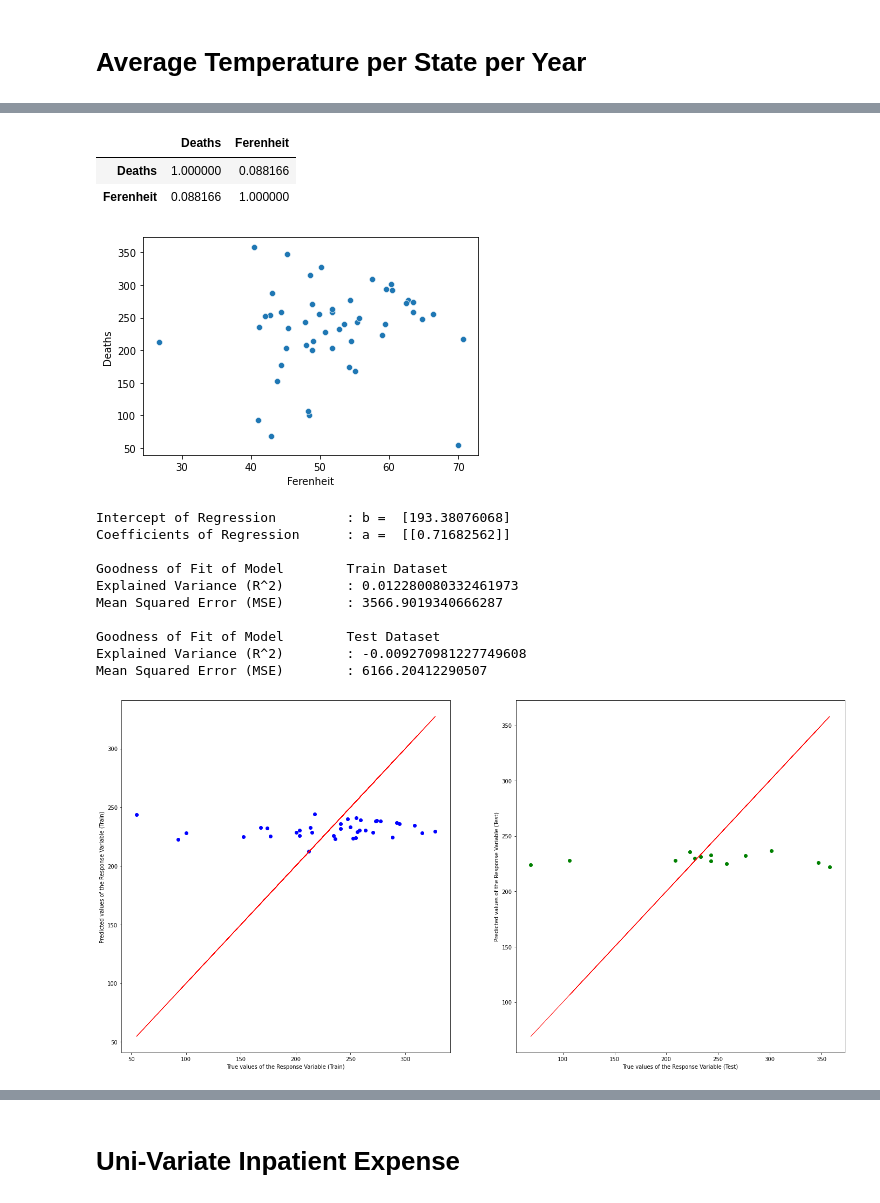
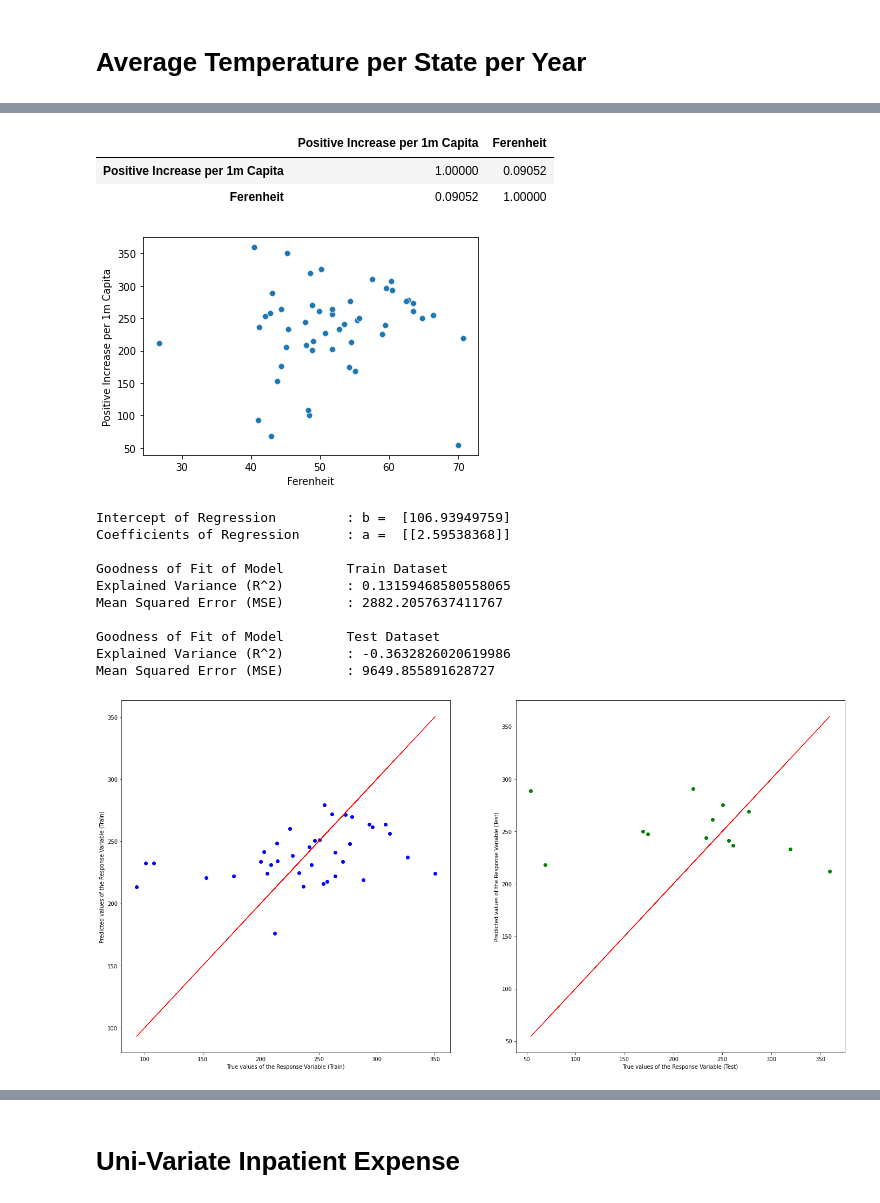
Before and after one commit to odinghosh/CE1115_project, a Jupyter notebook: CE1115_Project_060421_Main.ipynb, the cells around one changed output, grey strips where cells are left out. Drawn from its saved outputs; the diff is of its cells as text; code cells hidden in the pictures.

```diff
--- a/CE1115_Project_060421_Main.ipynb
+++ b/CE1115_Project_060421_Main.ipynb
@@ -148,0 +170,15 @@ state_data = pd.DataFrame.from_dict(average_death_dict, orient='index')
+# %%
+population_import = pd.read_excel('population_data.xlsx')
+p_st = list(population_import.iloc[8:59, 0])
+population_import = list(population_import.iloc[8:59, 12])
+
+pst_list = []
+for n in p_st:
+    pst_list.append(n[1:])
+p_st = pd.DataFrame(pst_list)
+p_st = p_st.rename(columns={0:'states'})
+
+population_import = pd.DataFrame(population_import)
+population_import = pd.concat([p_st, population_import], axis=1)
+population = list(population_import.set_index('states').to_dict().values())[0]
+population
@@ -148,0 +205,5 @@ state_data = pd.DataFrame.from_dict(average_death_dict, orient='index')
+# %%
+for i in avgVar_dict.keys():
+    avgVar_dict[i] = int(avgVar_dict[i])/int(population[i])*1000000
+
+avgVar_dict #In this case, average number of covid increase per day per 1 million capita.
@@ -148,0 +228,4 @@ state_data = pd.DataFrame.from_dict(average_death_dict, orient='index')
+# %%
+state_data = pd.DataFrame.from_dict(avgVar_dict, orient='index')
+state_data = state_data.rename(columns={0:variable})
+state_data.head()
@@ -385,7 +479,6 @@ data_temp.info()
 data_temp = data_temp.set_index('Location')
 
 combined_data_temp = state_data.merge(data_temp, left_index = True, right_index = True)
-combined_data_temp = combined_data_temp.rename(columns={0:'Deaths'})
 combined_data_temp
 # %% [output]
 <class 'pandas.core.frame.DataFrame'>
@@ -417,14 +510,14 @@ memory usage: 928.0+ bytes
 # %%
-sb.scatterplot(data=combined_data_temp,x = 'Ferenheit' ,y = 'Deaths')
+sb.scatterplot(data=combined_data_temp,x = 'Ferenheit' ,y = variable)
 combined_data_temp.corr()
 # %% [output]
-|  | Deaths | Ferenheit |
-| Deaths | 1.000000 | 0.088166 |
-| Ferenheit | 0.088166 | 1.000000 |
+|  | Positive Increase per 1m Capita | Ferenheit |
+| Positive Increase per 1m Capita | 1.00000 | 0.09052 |
+| Ferenheit | 0.09052 | 1.00000 |
-[figure, old version]
+[figure, new version]
 # %%
 Ferenheit = pd.DataFrame(combined_data_temp['Ferenheit'])   # Response
-Deaths = pd.DataFrame(combined_data_temp['Deaths'])
+Deaths = pd.DataFrame(combined_data_temp[variable])
 
 X_train, X_test, y_train, y_test = train_test_split(Ferenheit,Deaths, test_size = 0.25)
 
@@ -440,40 +533,40 @@ y_train_pred = linreg.predict(X_train)
 y_test_pred = linreg.predict(X_test)
 
 # Check the Goodness of Fit (on Train Data)
 print("Goodness of Fit of Model \tTrain Dataset")
 print("Explained Variance (R^2) \t:", linreg.score(X_train, y_train))
 print("Mean Squared Error (MSE) \t:", mean_squared_error(y_train, y_train_pred))
 print()
 
 # Check the Goodness of Fit (on Test Data)
 print("Goodness of Fit of Model \tTest Dataset")
 print("Explained Variance (R^2) \t:", linreg.score(X_test, y_test))
 print("Mean Squared Error (MSE) \t:", mean_squared_error(y_test, y_test_pred))
 print()
 
 # Plot the Predictions vs the True values
 f, axes = plt.subplots(1, 2, figsize=(24, 12))
 axes[0].scatter(y_train, y_train_pred, color = "blue")
 axes[0].plot(y_train, y_train, 'r', linewidth = 1)
 axes[0].set_xlabel("True values of the Response Variable (Train)")
 axes[0].set_ylabel("Predicted values of the Response Variable (Train)")
 axes[1].scatter(y_test, y_test_pred, color = "green")
 axes[1].plot(y_test, y_test, 'r', linewidth = 1)
 axes[1].set_xlabel("True values of the Response Variable (Test)")
 axes[1].set_ylabel("Predicted values of the Response Variable (Test)")
 plt.show()
 # %% [output]
-Intercept of Regression         : b =  [193.38076068]
-Coefficients of Regression      : a =  [[0.71682562]]
+Intercept of Regression         : b =  [106.93949759]
+Coefficients of Regression      : a =  [[2.59538368]]
 
 Goodness of Fit of Model        Train Dataset
-Explained Variance (R^2)        : 0.012280080332461973
-Mean Squared Error (MSE)        : 3566.9019340666287
+Explained Variance (R^2)        : 0.13159468580558065
+Mean Squared Error (MSE)        : 2882.2057637411767
 
 Goodness of Fit of Model        Test Dataset
-Explained Variance (R^2)        : -0.009270981227749608
-Mean Squared Error (MSE)        : 6166.20412290507
+Explained Variance (R^2)        : -0.3632826020619986
+Mean Squared Error (MSE)        : 9649.855891628727
-[figure, old version]
+[figure, new version]
 # %%
 regline_x = X_train
 regline_y = linreg.intercept_ + linreg.coef_ * X_train
```
Also changed, not shown: parts of 59 cells of this notebook.
